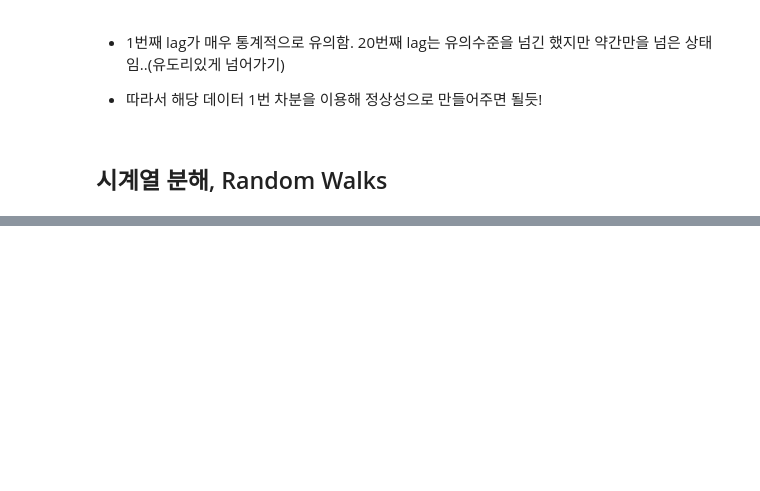
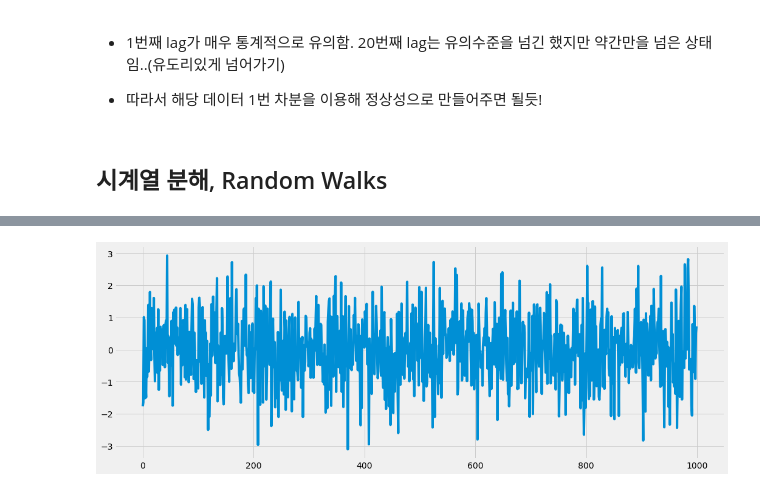
Before and after one commit to young-hun-jo/KaggleStruggle, a Jupyter notebook: TimeSeriesAnalysis/TimeSeries_transcription.ipynb, the cells around one changed output, grey strips where cells are left out. Drawn from its saved outputs; the diff is of its cells as text; code cells hidden in the pictures; blank space fills up the shorter version.

```diff
--- a/TimeSeriesAnalysis/TimeSeries_transcription.ipynb
+++ b/TimeSeriesAnalysis/TimeSeries_transcription.ipynb
@@ -429,0 +470,8 @@ plt.show()
+# %%
+# np.random.normal (정규분포 데이터)로 white noise 데이터 만들기
+plt.rcParams['figure.figsize'] = 16, 6
+white_noise = np.random.normal(loc=0, scale=1, size=1000)
+plt.plot(white_noise)
+plt.show()
+# %% [output]
+[figure, added]
```
Also changed, not shown: parts of 25 cells of this notebook.
